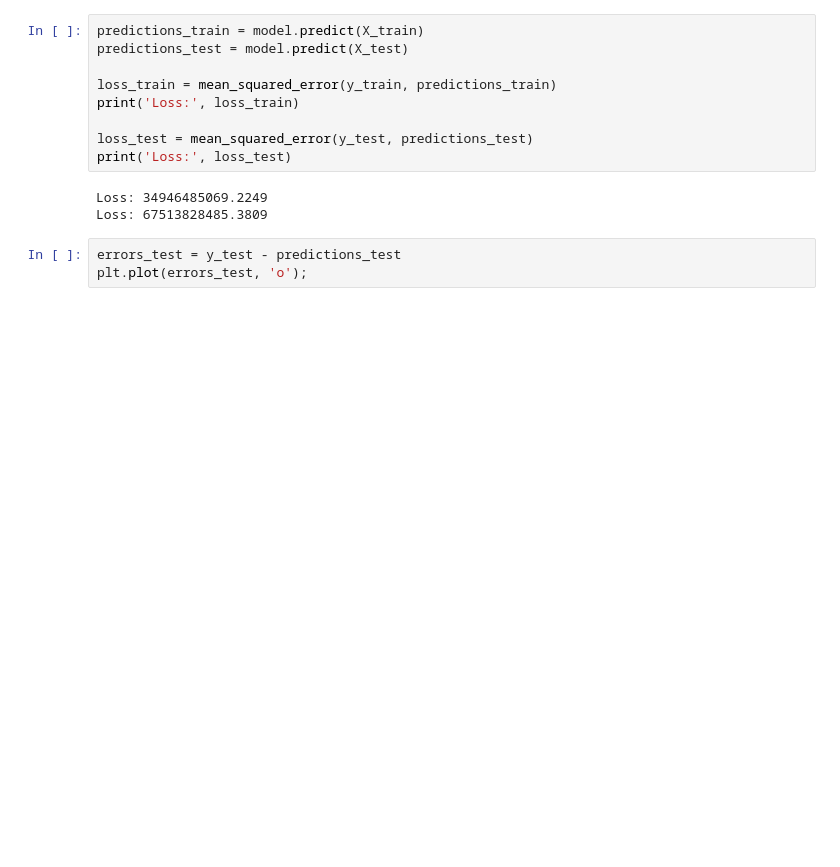
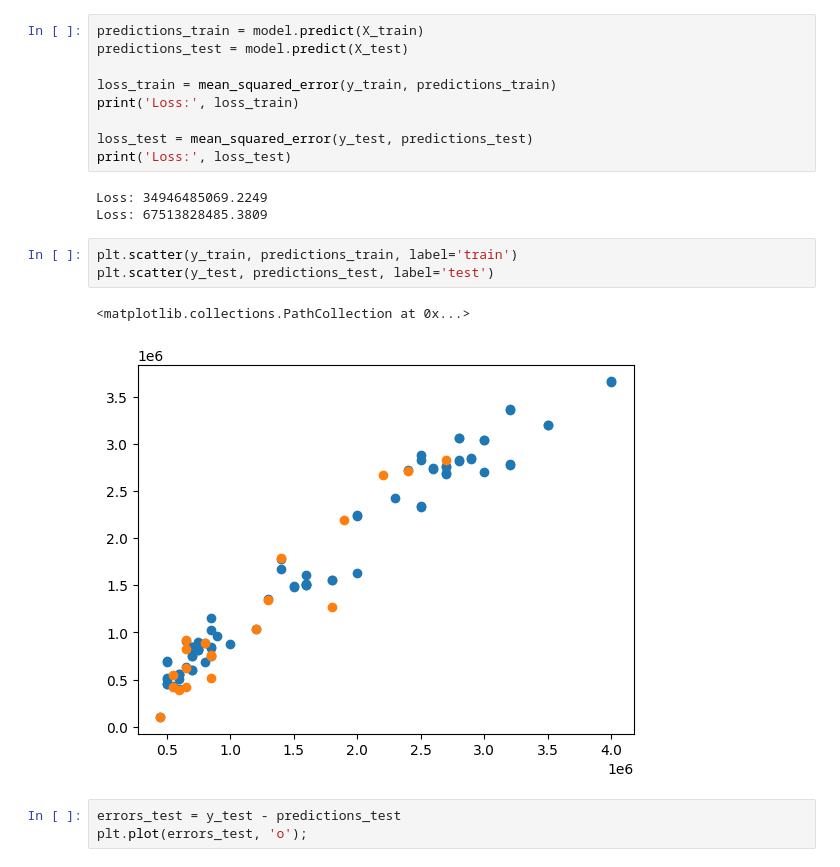
Before and after one commit to andrewluzan/first_repository, a Jupyter notebook: HW_2_1_Linear_regression_with_multiple_features.ipynb, the cells around one changed output. Drawn from its saved outputs; the diff is of its cells as text; blank space fills up the shorter version.

```diff
--- a/HW_2_1_Linear_regression_with_multiple_features.ipynb
+++ b/HW_2_1_Linear_regression_with_multiple_features.ipynb
@@ -469,6 +469,12 @@ print('Loss:', loss_test)
 # %% [output]
 Loss: 34946485069.2249
 Loss: 67513828485.3809
+# %%
+plt.scatter(y_train, predictions_train, label='train')
+plt.scatter(y_test, predictions_test, label='test')
+# %% [output]
+<matplotlib.collections.PathCollection at 0x...>
+[figure, added]
 # %%
 errors_test = y_test - predictions_test
 plt.plot(errors_test, 'o');
```
